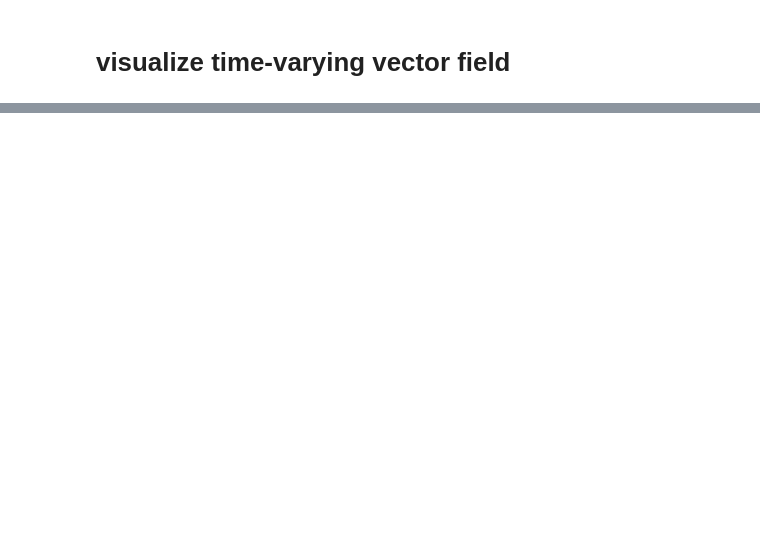
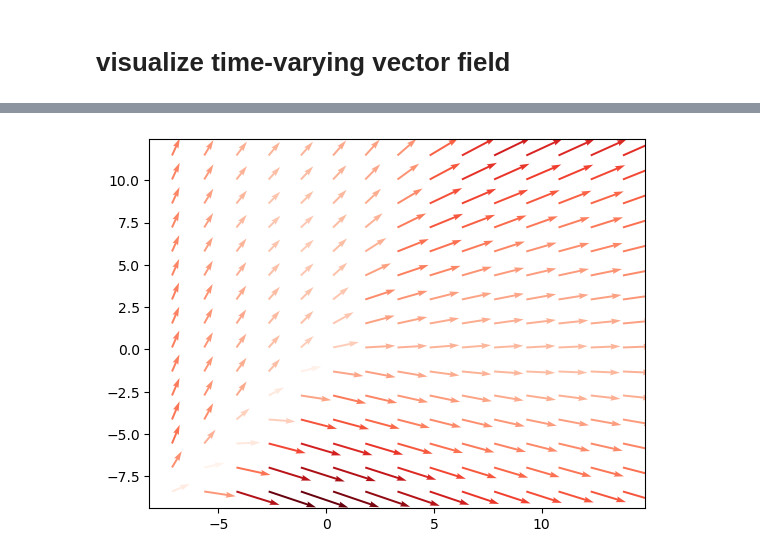
Before and after one commit to Dunni3/flowmatch_from_scratch, a Jupyter notebook: start.ipynb, the cells around one changed output, grey strips where cells are left out. Cells and saved outputs as stored; diff of their text form; code cells hidden in the pictures; blank space fills up the shorter version.

Commit message:
trajectory videos, presentation

```diff
--- a/start.ipynb
+++ b/start.ipynb
@@ -193,0 +205,19 @@ for t in [0.1, 0.9]:
+# %%
+def update_quiver(idx, quiver, max_idx):
+    t = (idx+1)/max_idx
+    X, Y, vecs, C = make_vector_field_plot(u, t=t, xlim=xlim, ylim=ylim, return_grid=True)
+    # vecs[:,:,0] = vecs[:,:,0]+t*10
+    quiver.set_UVC(vecs[:,:,0], vecs[:,:,1], C)
+    return quiver
+
+fig, ax = plt.subplots()
+X, Y, vecs, C = make_vector_field_plot(u, t=0, xlim=xlim, ylim=ylim, return_grid=True)
+quiver = plt.quiver(X, Y, vecs[:,:,0], vecs[:,:,1], C, cmap='Reds')
+
+n_frames = 20
+anim = animation.FuncAnimation(fig, update_quiver, fargs=(quiver, n_frames), frames=n_frames, blit=False, interval=200)
+
+# fig.tight_layout()
+# display(fig)
+display(HTML(anim.to_html5_video()))
+# %% [output]
@@ -193,0 +225 @@ for t in [0.1, 0.9]:
+[figure, added]
```
Also changed, not shown: parts of 9 cells of this notebook, 2 other files.
